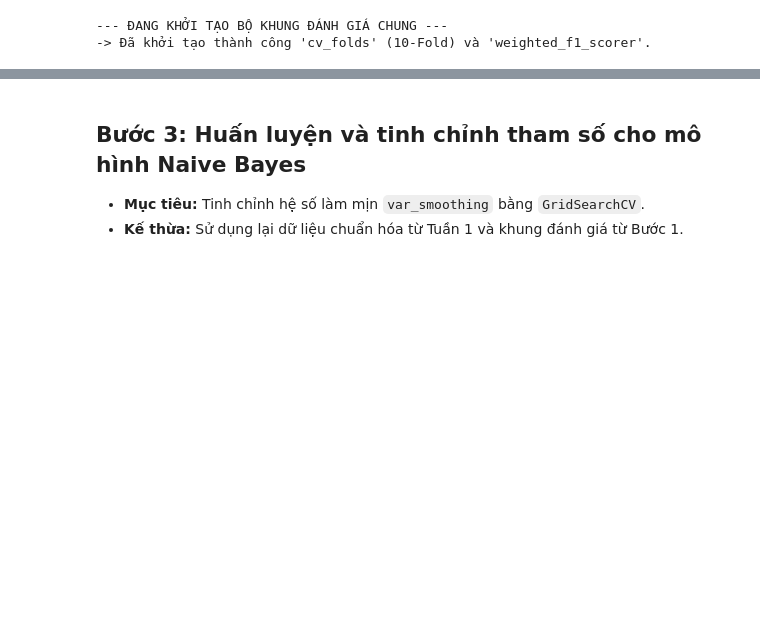
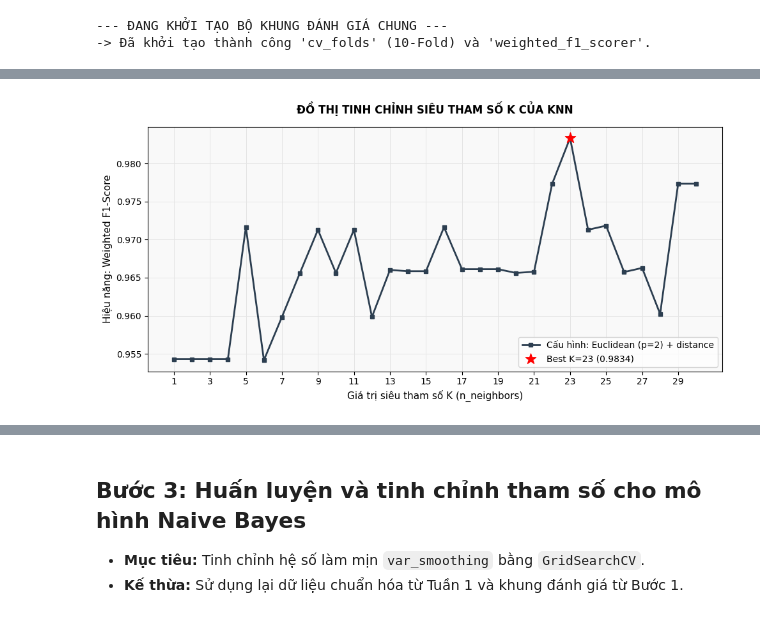
Before and after one commit to minhthu54/Wine-Classification-DataMining, a Jupyter notebook: wine_week1.ipynb, the cells around one changed output, grey strips where cells are left out. Saved outputs shown, nothing was run; the diff lists cells and outputs as text; code cells hidden in the pictures; blank space fills up the shorter version.

Commit message:
Complete hyperparameter tuning for KNN model

```diff
--- a/wine_week1.ipynb
+++ b/wine_week1.ipynb
@@ -149,0 +161,88 @@ print("-> Đã khởi tạo thành công 'cv_folds' (10-Fold) và 'weighted_f1_s
+# %%
+from sklearn.model_selection import GridSearchCV
+from sklearn.neighbors import KNeighborsClassifier
+import numpy as np
+import matplotlib.pyplot as plt
+
+print("--- TIẾN TRÌNH TỐI ƯU SIÊU THAM SỐ KNN ---\n")
+
+# 1. Kế thừa dữ liệu từ Thành viên 1
+X_input = X_scaled
+y_input = labels
+
+# 2. Khởi tạo mô hình KNN gốc
+knn_model = KNeighborsClassifier()
+
+# 3. Thiết lập lưới tham số thực nghiệm chi tiết
+param_grid_knn = {
+    'n_neighbors': list(range(1, 31)),
+    'weights': ['uniform', 'distance'],
+    'p': [1, 2]  # p=1 là Manhattan, p=2 là Euclidean
+}
+
+print(f"[Đang chạy] Quét {30 * 2 * 2} cấu hình kết hợp trên khung 10-Fold CV...")
+
+# 4. Kích hoạt GridSearchCV (Kế thừa 'cv_folds' và 'weighted_f1_scorer')
+grid_search_knn = GridSearchCV(
+    estimator=knn_model,
+    param_grid=param_grid_knn,
+    cv=cv_folds,
+    scoring=weighted_f1_scorer,
+    n_jobs=-1
+)
+grid_search_knn.fit(X_input, y_input)
+
+# 5. Trích xuất kết quả tối ưu
+best_knn_params = grid_search_knn.best_params_
+best_knn_f1 = grid_search_knn.best_score_
+best_knn_model = grid_search_knn.best_estimator_
+
+distance_metric = "Manhattan (p=1)" if best_knn_params['p'] == 1 else "Euclidean (p=2)"
+
+print("-" * 55)
+print("KẾT QUẢ TỐI ƯU MÔ HÌNH KNN:")
+print(f"-> Số lượng láng giềng (K) tốt nhất: {best_knn_params['n_neighbors']}")
+print(f"-> Loại khoảng cách tối ưu: {distance_metric}")
+print(f"-> Cơ chế bỏ phiếu (Weights): {best_knn_params['weights']}")
+print(f"-> Weighted F1-Score cao nhất đạt được: {best_knn_f1:.4f}")
+print("-" * 55)
+
+# 6. Trực quan hóa tiến trình tìm K
+cv_results = grid_search_knn.cv_results_
+best_p = best_knn_params['p']
+best_weight = best_knn_params['weights']
+
+k_values = []
+scores_for_best_config = []
+
+for i in range(len(cv_results['params'])):
+    params = cv_results['params'][i]
+    if params['p'] == best_p and params['weights'] == best_weight:
+        k_values.append(params['n_neighbors'])
+        scores_for_best_config.append(cv_results['mean_test_score'][i])
+
+sort_idx = np.argsort(k_values)
+k_values = np.array(k_values)[sort_idx]
+scores_for_best_config = np.array(scores_for_best_config)[sort_idx]
+
+plt.figure(figsize=(10, 5), facecolor='white')
+ax = plt.axes()
+ax.set_facecolor('#f9f9f9')
+
+plt.plot(k_values, scores_for_best_config, color='#2c3e50', marker='s', markersize=4,
+         linestyle='-', linewidth=2, label=f'Cấu hình: {distance_metric} + {best_weight}')
+
+plt.scatter(best_knn_params['n_neighbors'], best_knn_f1, color='red', marker='*',
+            s=150, zorder=5, label=f"Best K={best_knn_params['n_neighbors']} ({best_knn_f1:.4f})")
+
+plt.xticks(range(1, 31, 2))
+plt.xlabel('Giá trị siêu tham số K (n_neighbors)', fontsize=11)
+plt.ylabel('Hiệu năng: Weighted F1-Score', fontsize=11)
+plt.title('ĐỒ THỊ TINH CHỈNH SIÊU THAM SỐ K CỦA KNN', fontsize=12, fontweight='bold', pad=15)
+plt.grid(True, color='#e5e5e5', linewidth=0.7)
+plt.legend(frameon=True, loc='lower right', fontsize=10)
+
+plt.tight_layout()
+plt.savefig('knn_tuning.png', dpi=150)
+plt.show()
+# %% [output]
@@ -149,0 +259 @@ print("-> Đã khởi tạo thành công 'cv_folds' (10-Fold) và 'weighted_f1_s
+[figure, added]
```
Also changed, not shown: parts of 6 cells of this notebook, 5 other files.
